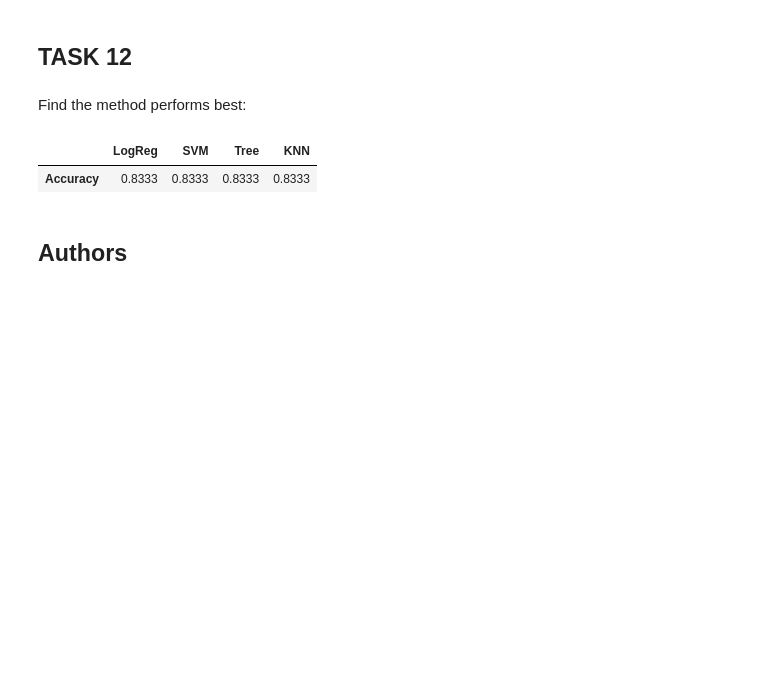
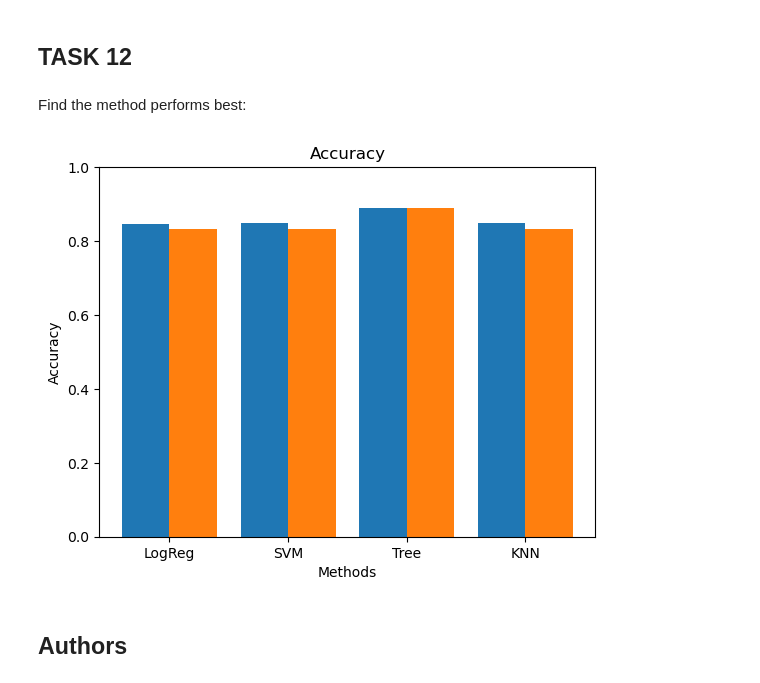
Before and after one commit to santilopezpavon/ibm-network-jupyter, a Jupyter notebook: Machine Learning Prediction.ipynb, the cells around one changed output. Cells and saved outputs as stored; diff of their text form; code cells hidden in the pictures; blank space fills up the shorter version.

```diff
--- a/Machine Learning Prediction.ipynb
+++ b/Machine Learning Prediction.ipynb
@@ -349,16 +349,34 @@ Find the method performs best:
 # %%
 accuracy_test = {}
 
-accuracy_test['LogReg'] = {'Accuracy': logreg_cv.score(X_test, Y_test).round(4)}
-accuracy_test['SVM'] = {'Accuracy': svm_cv.score(X_test, Y_test).round(4)}
-accuracy_test['Tree'] = {'Accuracy': tree_cv.score(X_test, Y_test).round(4)}
-accuracy_test['KNN'] = {'Accuracy': knn_cv.score(X_test, Y_test).round(4)}
+accuracy_test['LogReg'] = {'Accuracy': logreg_cv.best_score_.round(4), 'TestAccuracy': logreg_cv.score(X_test, Y_test).round(4)}
+accuracy_test['SVM'] = {'Accuracy': svm_cv.best_score_.round(4), 'TestAccuracy': svm_cv.score(X_test, Y_test).round(4)}
+accuracy_test['Tree'] = {'Accuracy': tree_cv.best_score_.round(4), 'TestAccuracy': tree_cv.score(X_test, Y_test).round(4)}
+accuracy_test['KNN'] = {'Accuracy': knn_cv.best_score_.round(4), 'TestAccuracy': knn_cv.score(X_test, Y_test).round(4)}
 
-accuracy_test_df = pd.DataFrame.from_dict(accuracy_test)
-accuracy_test_df
+x = []
+y1 = []
+y2 = []
+for meth in accuracy_test.keys():
+    x.append(meth)
+    y1.append(accuracy_test[meth]['Accuracy'])
+    y2.append(accuracy_test[meth]['TestAccuracy'])
+
+
+x_axis = np.arange(len(x))
+
+plt.bar(x_axis - 0.2, y1, 0.4, label = 'Accuracy')
+plt.bar(x_axis + 0.2, y2, 0.4, label = 'Test Accuracy')
+
+plt.ylim([0,1])
+plt.xticks(x_axis, x)
+
+plt.xlabel("Methods")
+plt.ylabel("Accuracy")
+plt.title("Accuracy")
+plt.show()
 # %% [output]
-|  | LogReg | SVM | Tree | KNN |
-| Accuracy | 0.8333 | 0.8333 | 0.8333 | 0.8333 |
+[figure, added]
 # %% [markdown]
 ## Authors
 # %% [markdown]
```
Also changed, not shown: parts of 3 cells of this notebook.
